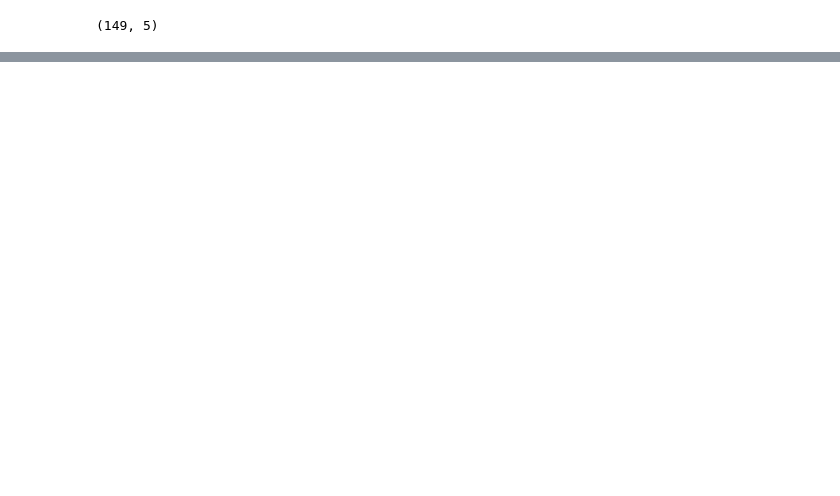
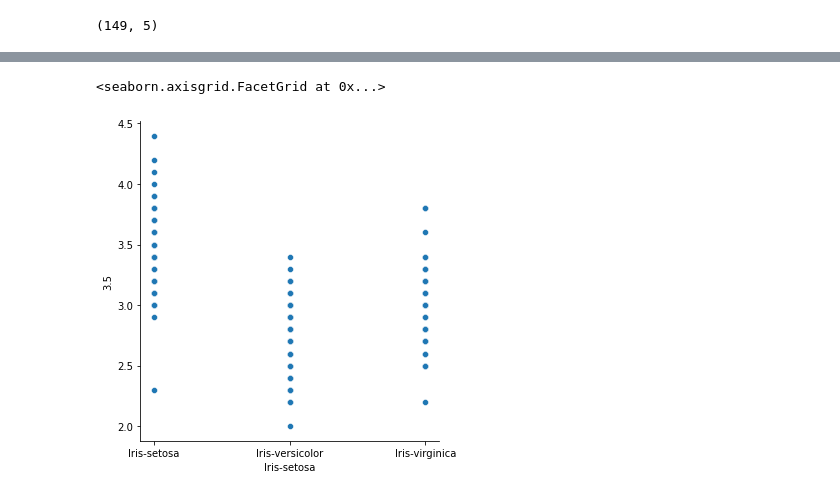
Before and after one commit to BatoAlvin/DSEAproject1, a Jupyter notebook: Alvin.ipynb, the cells around one changed output, grey strips where cells are left out. Cells and saved outputs as stored; diff of their text form; code cells hidden in the pictures; blank space fills up the shorter version.

```diff
--- a/Alvin.ipynb
+++ b/Alvin.ipynb
@@ -24,0 +67,5 @@ data.shape
+# %%
+sns.relplot(x='Iris-setosa', y='3.5',data=data)
+# %% [output]
+<seaborn.axisgrid.FacetGrid at 0x...>
+[figure, added]
```
Also changed, not shown: parts of 10 cells of this notebook.
